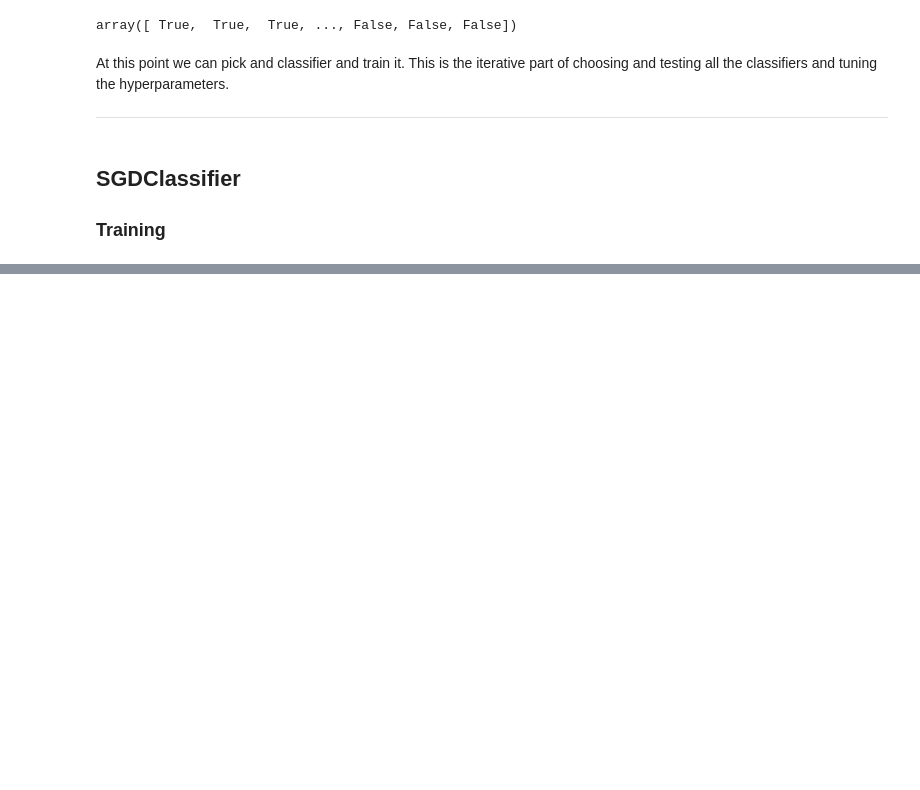
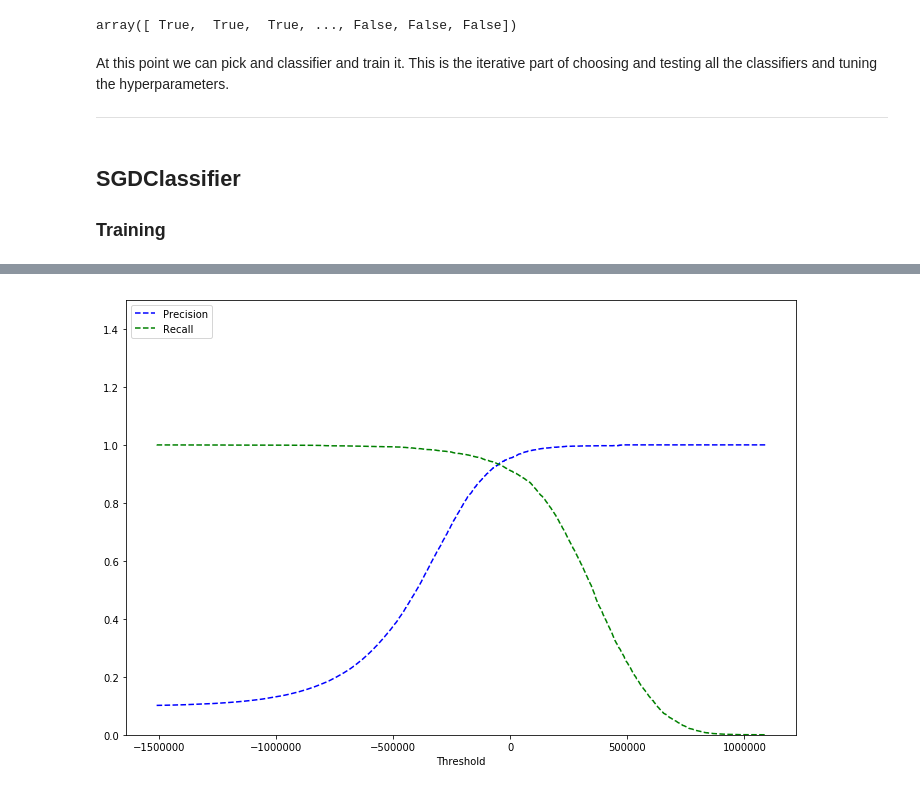
Before and after one commit to jacobskr/ML_Python, a Jupyter notebook: The Complete Machine Learning Course/Projects/Section 4 - Classification/Classification Based Machine Learning Algorithm.ipynb, the cells around one changed output, grey strips where cells are left out. Saved outputs shown, nothing was run; the diff lists cells and outputs as text; code cells hidden in the pictures; blank space fills up the shorter version.

```diff
--- a/The Complete Machine Learning Course/Projects/Section 4 - Classification/Classification Based Machine Learning Algorithm.ipynb
+++ b/The Complete Machine Learning Course/Projects/Section 4 - Classification/Classification Based Machine Learning Algorithm.ipynb
@@ -122,0 +321,15 @@ clf.fit(X_train, y_train)
+# %%
+precisions, recalls, thresholds = precision_recall_curve(y_train_0, y_scores)
+# %%
+def plot_precision_recall_vs_thresholds(precisions, recalls, thresholds):
+    plt.plot(thresholds, precisions[:-1], "b--", label="Precision")
+    plt.plot(thresholds, recalls[:-1], "g--", label="Recall")
+    plt.xlabel("Threshold")
+    plt.legend(loc="upper left")
+    plt.ylim([0.0, 1.5])
+# %%
+plt.figure(figsize=(12, 8));
+plot_precision_recall_vs_thresholds(precisions, recalls, thresholds)
+plt.show()
+# %% [output]
+[figure, added]
```
Also changed, not shown: parts of 82 cells of this notebook.
